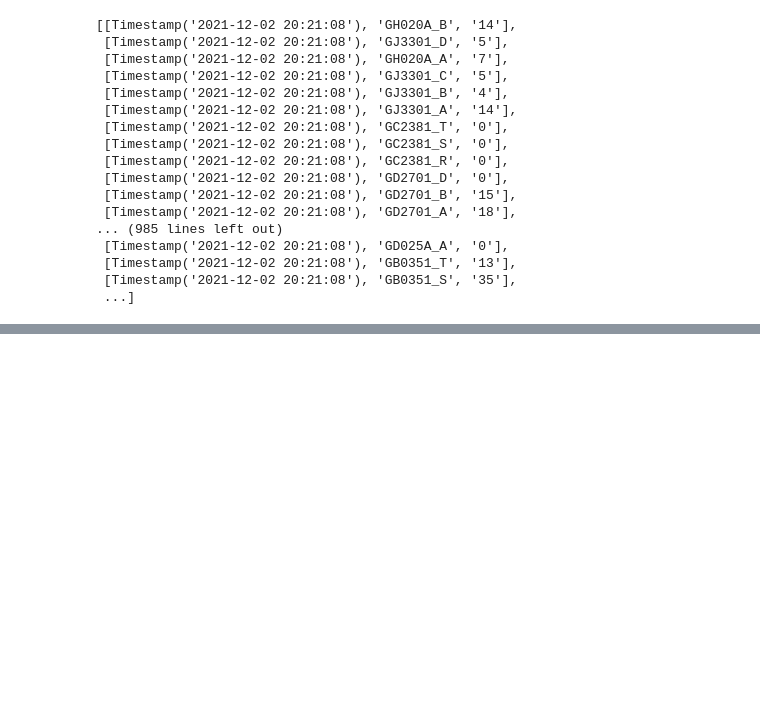
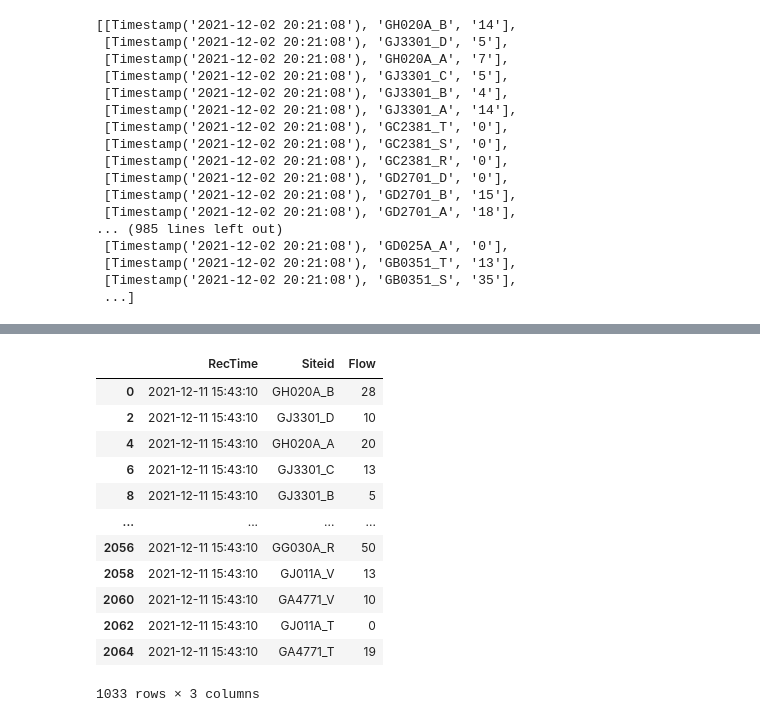
Before and after one commit to sparky100/m8, a Jupyter notebook: normalise.ipynb, the cells around one changed output, grey strips where cells are left out. Cells and saved outputs as stored; diff of their text form; code cells hidden in the pictures; blank space fills up the shorter version.

```diff
--- a/normalise.ipynb
+++ b/normalise.ipynb
@@ -197,0 +211,16 @@ con.commit()
+# %%
+df
+# %% [output]
+|  | RecTime | Siteid | Flow |
+| 0 | 2021-12-11 15:43:10 | GH020A_B | 28 |
+| 2 | 2021-12-11 15:43:10 | GJ3301_D | 10 |
+| 4 | 2021-12-11 15:43:10 | GH020A_A | 20 |
+| 6 | 2021-12-11 15:43:10 | GJ3301_C | 13 |
+| 8 | 2021-12-11 15:43:10 | GJ3301_B | 5 |
+| ... | ... | ... | ... |
+| 2056 | 2021-12-11 15:43:10 | GG030A_R | 50 |
+| 2058 | 2021-12-11 15:43:10 | GJ011A_V | 13 |
+| 2060 | 2021-12-11 15:43:10 | GA4771_V | 10 |
+| 2062 | 2021-12-11 15:43:10 | GJ011A_T | 0 |
+| 2064 | 2021-12-11 15:43:10 | GA4771_T | 19 |
+1033 rows × 3 columns
```
Also changed, not shown: parts of 11 cells of this notebook, 13 other files.
